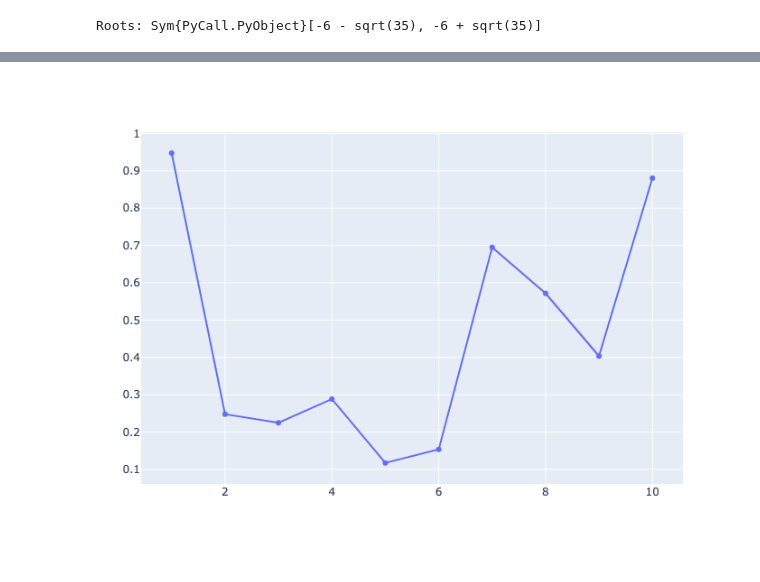
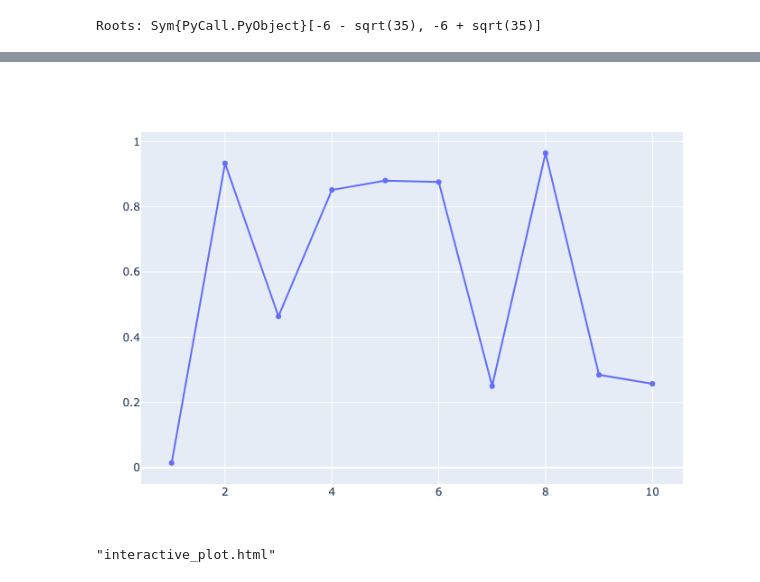
Before and after one commit to JoshuaWKelly/Stats_Function_in_Julia, a Jupyter notebook: hello.ipynb, the cells around one changed output, grey strips where cells are left out. Drawn from its saved outputs; the diff is of its cells as text; code cells hidden in the pictures.

```diff
--- a/hello.ipynb
+++ b/hello.ipynb
@@ -42,14 +42,16 @@ Therefore, the manual and julia based solutions are the same. QED.
 # %%
 using PlotlyJS
 
 # Create a simple dataset
 x = 1:10
 y = rand(10)  # Generate 10 random values
 
 # Create a scatter plot
 plot = Plot(scatter(x=x, y=y, mode="lines+markers", name="Random Data"))
 
 # Display the plot
 display(plot)
+savefig(plot, "interactive_plot.html")
 # %% [output]
-[figure, old version]
+[figure, new version]
+"interactive_plot.html"
```
Also changed, not shown: parts of 1 cell of this notebook, 1 other file.
